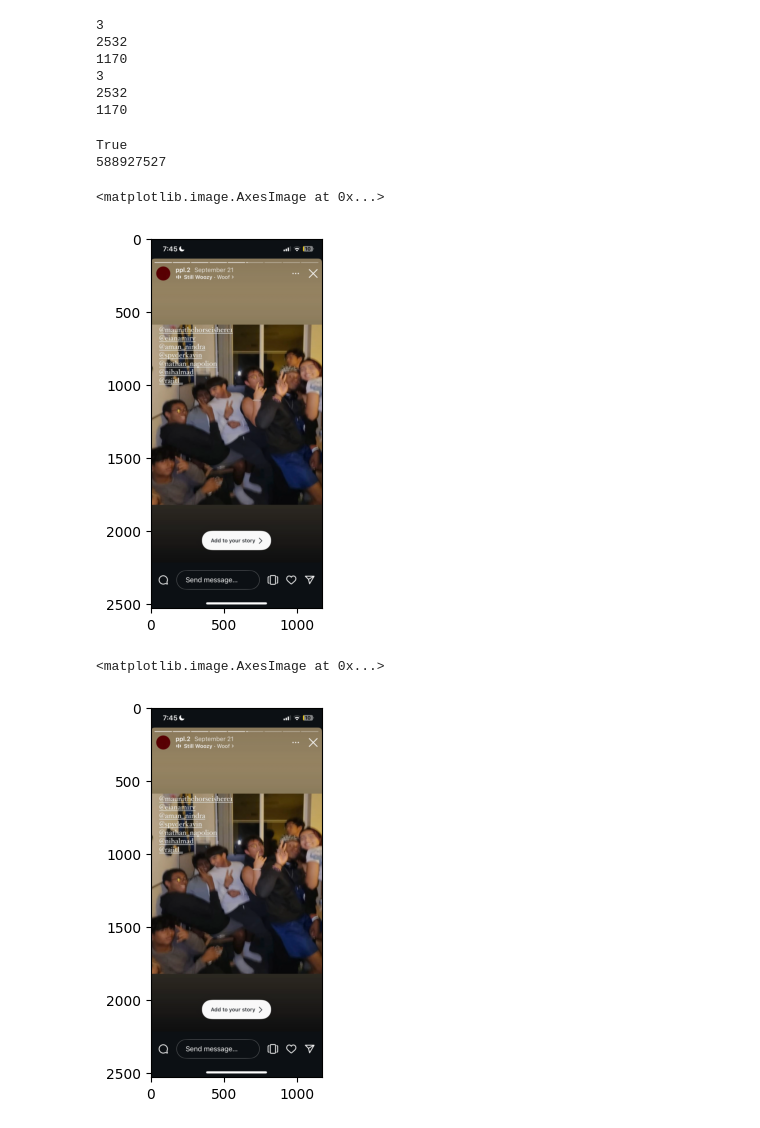
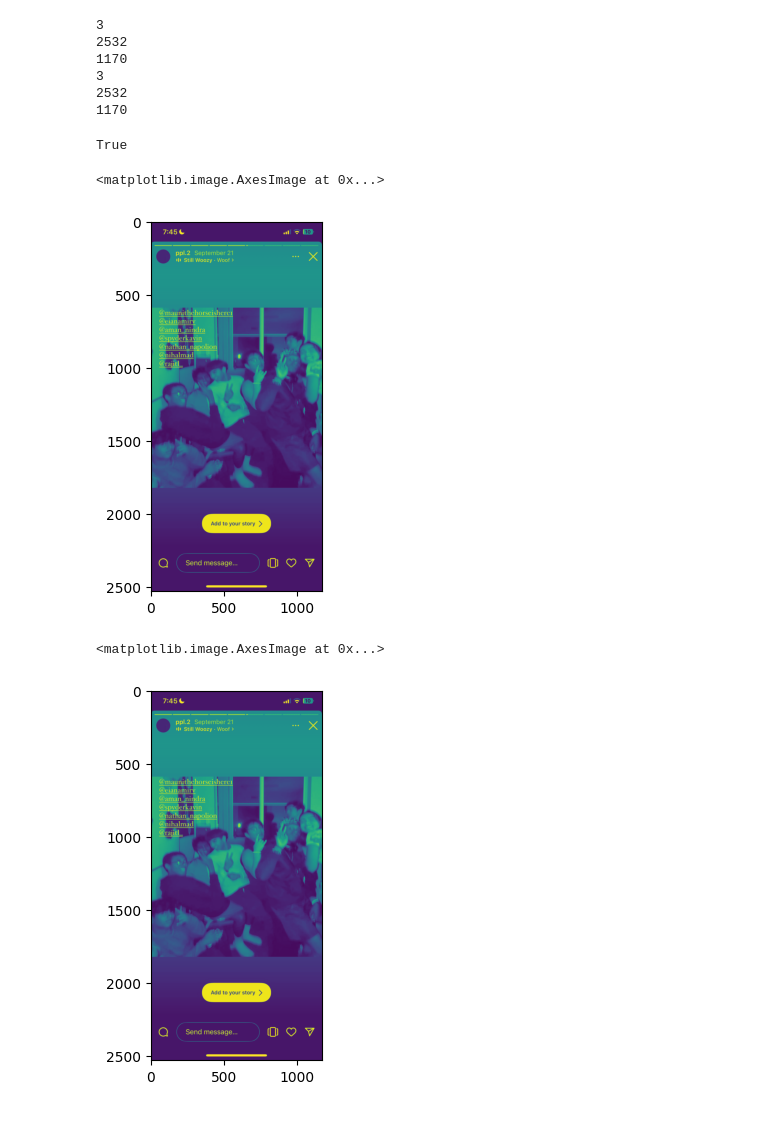
Before and after one commit to amannindra/DuplicatePhotos, a Jupyter notebook: duplicate.ipynb, the cells around one changed output. Saved outputs shown, nothing was run; the diff lists cells and outputs as text; code cells hidden in the pictures.

```diff
--- a/duplicate.ipynb
+++ b/duplicate.ipynb
@@ -11,16 +15,20 @@ import matplotlib.pyplot as pltp
 # %%
-image1 = cv2.imread("photos/same.JPG")
-image2 = cv2.imread("photos/same2.PNG")
+image1cv2 = cv2.imread("photos/same.JPG")
+image2cv2 = cv2.imread("photos/same2.PNG")
 
-height1, width1, channels1 = image1.shape
+height1, width1, channels1 = image1cv2.shape
 print(channels1)
 print(height1)
 print(width1)
 
-height2, width2, channels2 = image2.shape
+height2, width2, channels2 = image2cv2.shape
 print(channels2)
 print(height2)
 print(width2)
+
+
+image1PIL = Image.open("photos/same.JPG")
+image2PIL = Image.open("photos/same2.PNG")
 # %% [output]
 3
 2532
@@ -31,27 +39,30 @@ print(width2)
 # %%
 def sizeDifference(image1, image2):
     return True if image1.size == image2.size else False
 
-print(sizeDifference(image1, image2))
+print(sizeDifference(image1cv2, image2cv2))
 
 def pixelDifference(image1, image2):
     return np.sum(np.abs(np.array(image1) - np.array(image2)))
 
 
+# Both Pillow and cv2 both show the same image colors.
+
+image1cv2_grayScale = cv2.cvtColor(image1cv2, cv2.COLOR_BGR2GRAY)
+image2cv2_grayScale = cv2.cvtColor(image2cv2, cv2.COLOR_BGR2GRAY)
+
+image1PIL_grayScale = ImageOps.grayscale(image1PIL)
+image2PIL_grayScale = ImageOps.grayscale(image2PIL)
 
 
-pixelDifference1 = pixelDifference(image1, image2)
-print(pixelDifference1)
-
-
-plt.imshow(image1)
+plt.imshow(image2cv2_grayScale)
+plt.imshow(image1PIL_grayScale)
 # %% [output]
 True
-588927527
 <matplotlib.image.AxesImage at 0x...>
-[figure, old version]
+[figure, new version]
 # %%
-plt.imshow(image2)
+plt.imshow(image1cv2_grayScale)
 # %% [output]
 <matplotlib.image.AxesImage at 0x...>
-[figure, old version]
+[figure, new version]
```
Also changed, not shown: parts of 7 cells of this notebook, 12 other files.
